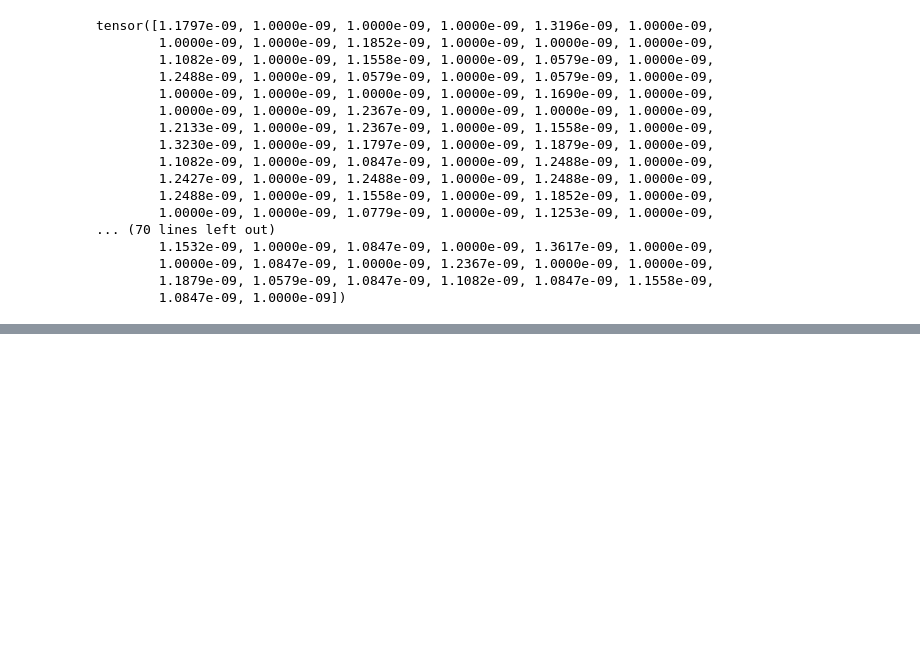
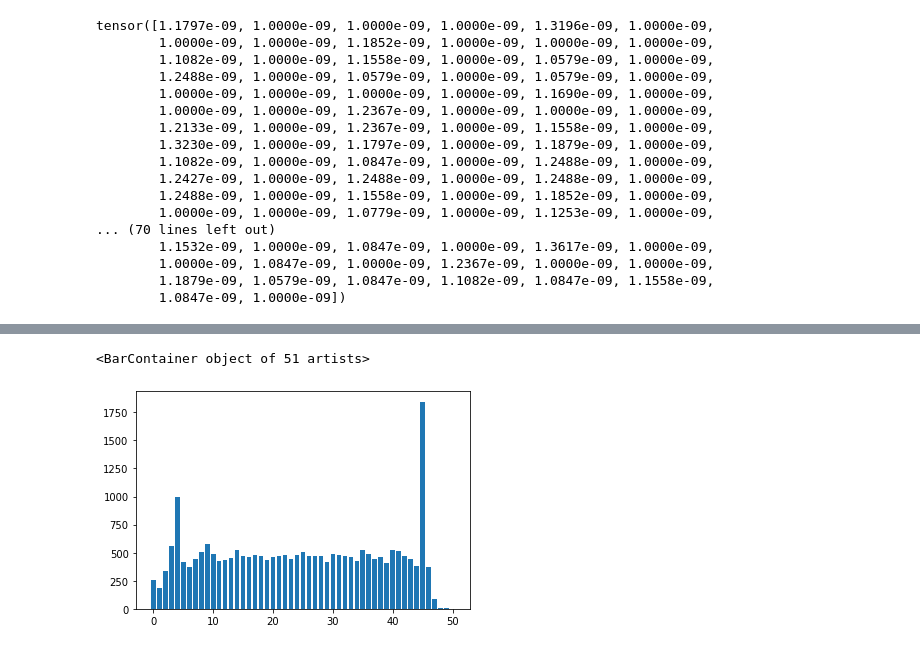
Before and after one commit to eri24816/improved-diffusion, a Jupyter notebook: analysis/metrics/test.ipynb, the cells around one changed output, grey strips where cells are left out. Cells and saved outputs as stored; diff of their text form; code cells hidden in the pictures; blank space fills up the shorter version.

```diff
--- a/analysis/metrics/test.ipynb
+++ b/analysis/metrics/test.ipynb
@@ -86,0 +189,21 @@ tensor([1.1797e-09, 1.0000e-09, 1.0000e-09, 1.0000e-09, 1.3196e-09, 1.0000e-09,
+# %%
+def map_with_quantiles(x,quantiles):
+    # map x with quantiles of its distribution to uniform [0,1]
+    result = torch.zeros_like(x)
+    n = len(quantiles)-1
+    for i in range(n):
+        result += (x>=quantiles[i])*(x<quantiles[i+1]) * (i/n + (x-quantiles[i])/(quantiles[i+1]-quantiles[i])/n)
+
+    result += (x>=quantiles[n]) * (i/n + (x-quantiles[i])/(quantiles[i+1]-quantiles[i])/n)
+    return result
+# %%
+mapped_polyphony_list = map_with_quantiles(torch.tensor(polyphony_list),quantiles)
+# %%
+# histogram of mapped polyphony
+bins = np.zeros(51)
+for p in mapped_polyphony_list:
+    bins[int(p*50)]+=1
+plt.bar(range(51),bins)
+# %% [output]
+<BarContainer object of 51 artists>
+[figure, added]
```
Also changed, not shown: parts of 9 cells of this notebook, 9 other files.
